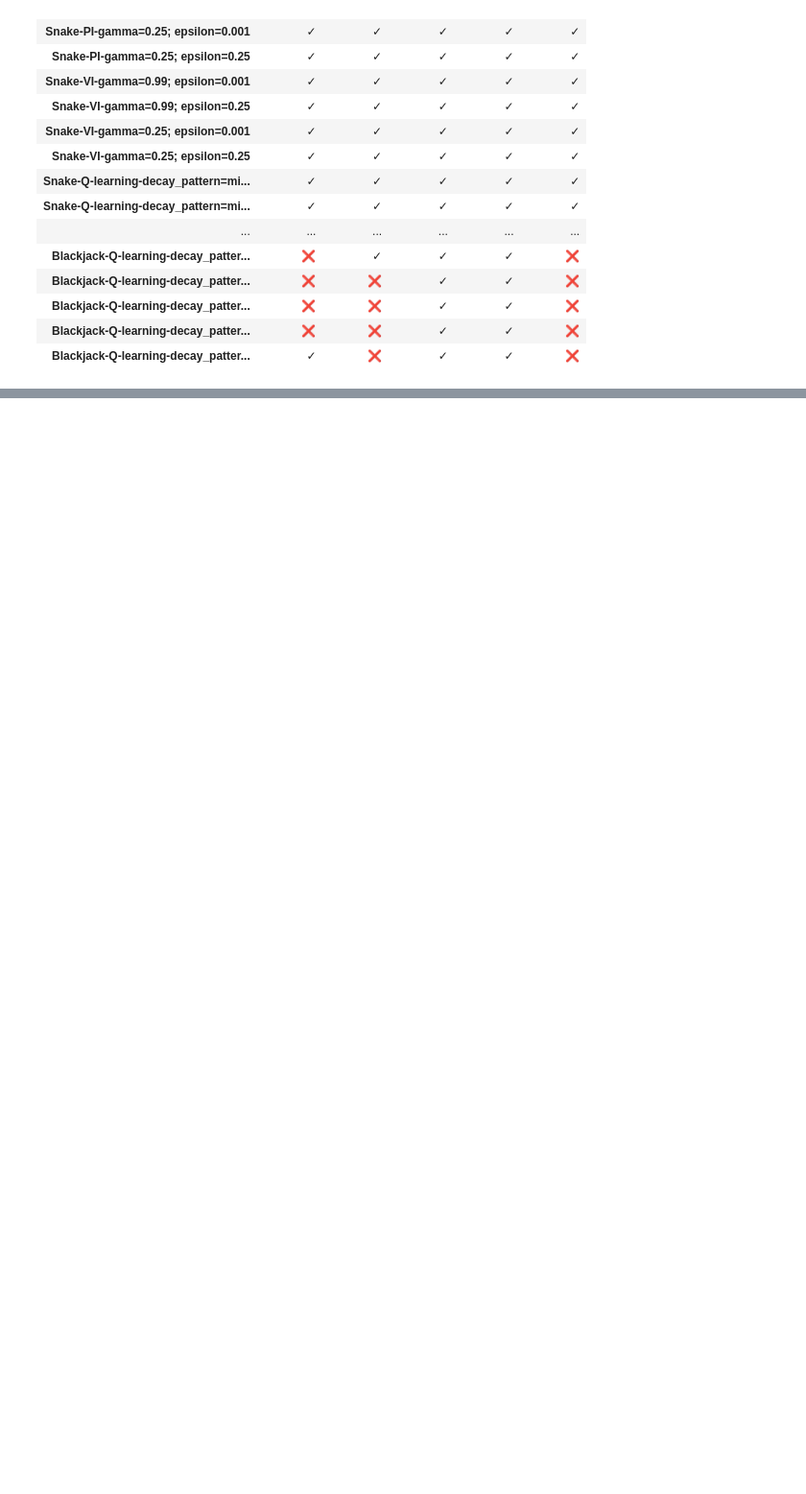
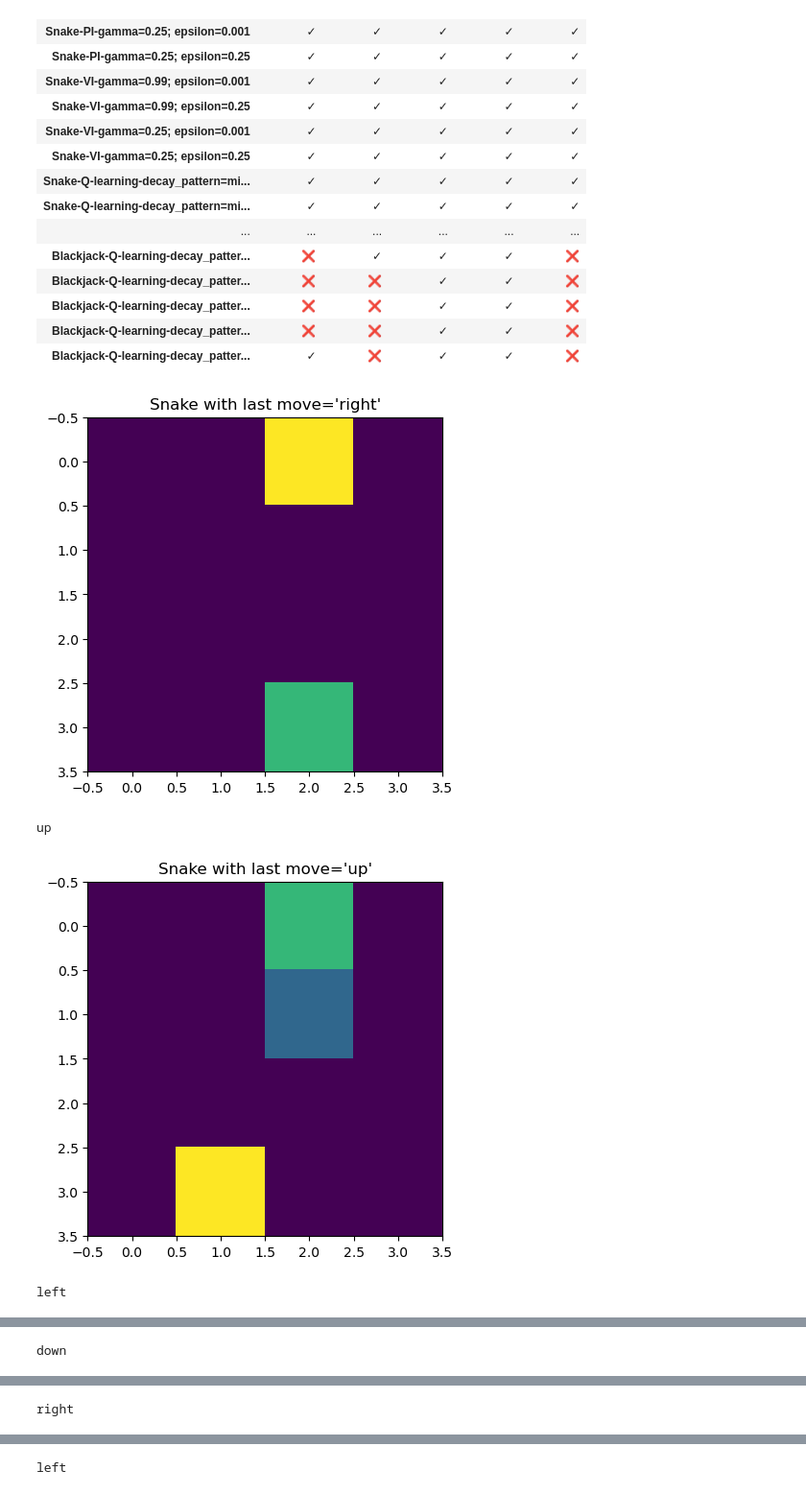
Before and after one commit to ryankarel/cs-7641-mdp, a Jupyter notebook: MDPs 2.ipynb, the cells around one changed output, grey strips where cells are left out. Shown: that part at 96% size. Cells and saved outputs as stored; diff of their text form; code cells hidden in the pictures; blank space fills up the shorter version.

Commit message:
Beginning to create plots

```diff
--- a/MDPs 2.ipynb
+++ b/MDPs 2.ipynb
@@ -136,7 +140,7 @@ with open('results.pkl', 'wb') as f:
 # %% [markdown]
 # Testing for accuracy
 # %%
-def plot(s):
+def plot_snake_state(s):
     board, last_direction = array_state(s)
     plt.imshow(board, interpolation='none')
     plt.title(f"Snake with last move='{s[1]}'")
@@ -239,3 +243,12 @@ accuracy
 | Blackjack-Q-learning-decay_patter... | ❌ | ❌ | ✓ | ✓ | ❌ |
 | Blackjack-Q-learning-decay_patter... | ❌ | ❌ | ✓ | ✓ | ❌ |
 | Blackjack-Q-learning-decay_patter... | ✓ | ❌ | ✓ | ✓ | ❌ |
+# %%
+for question, answers in correct_snake_answers:
+    plot_snake_state(question)
+    print(answers)
+# %% [output]
+[figure, added]
+up
+[figure, added]
+left
@@ -241,0 +256 @@ accuracy
+down
@@ -241,0 +258 @@ accuracy
+right
@@ -241,0 +260 @@ accuracy
+left
```
Also changed, not shown: parts of 14 cells of this notebook.
